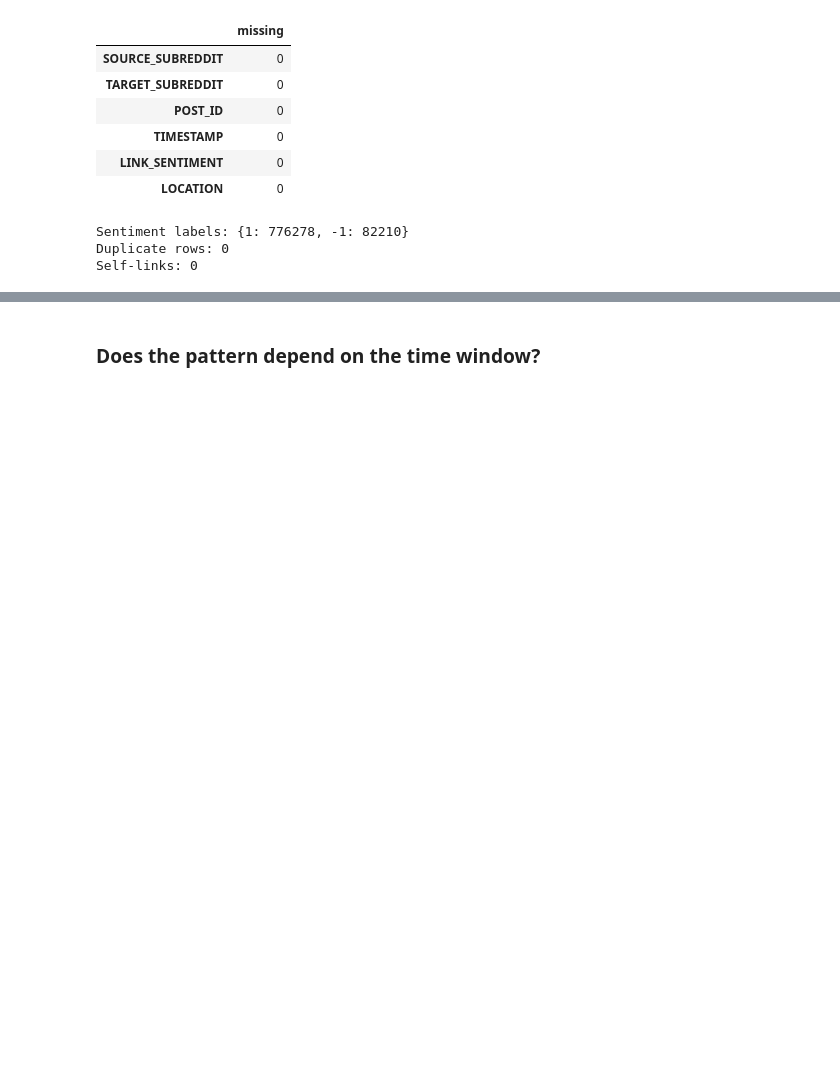
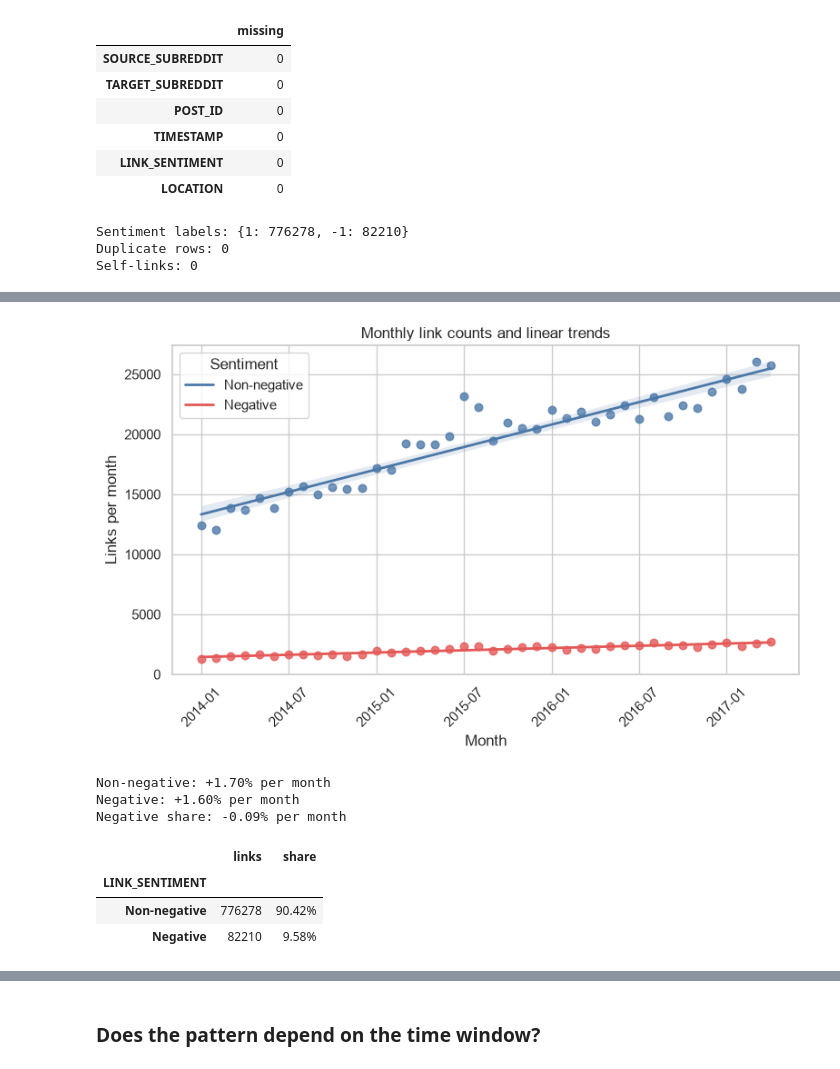
Before and after one commit to RomainFast121/ada_project, a Jupyter notebook: research_question_2.ipynb, the cells around one changed output, grey strips where cells are left out. Cells and saved outputs as stored; diff of their text form; code cells hidden in the pictures; blank space fills up the shorter version.

```diff
--- a/research_question_2.ipynb
+++ b/research_question_2.ipynb
@@ -12,10 +12,13 @@ from pathlib import Path
 import matplotlib.pyplot as plt
 import numpy as np
 import pandas as pd
+import seaborn as sns
 import statsmodels.formula.api as smf
 from statsmodels.stats.proportion import proportion_confint
 
 pd.set_option("display.max_columns", 20)
+
+sns.set_theme(style="whitegrid", context="notebook")
 # %% [markdown]
 The notebook expects the two downloaded SNAP files in `data/raw/` and runs from the `ada_project` repository root. We load only the fields needed for this question.
 # %%
@@ -80,0 +107,39 @@ We use 2014 to observe earlier links. For each pair, we select its **first eligi
+# %%
+# Count links by month and sentiment; omit the partial first month.
+monthly = (links.assign(month=links["time"].dt.to_period("M").dt.to_timestamp())
+           .groupby(["month", "LINK_SENTIMENT"]).size().unstack(fill_value=0))
+monthly = monthly.loc[monthly.index >= "2014-01-01"].rename(
+    columns={1: "Non-negative", -1: "Negative"}).reset_index()
+monthly["month_number"] = np.arange(len(monthly))
+
+fig, ax = plt.subplots(figsize=(8, 5))
+sns.regplot(data=monthly, x="month_number", y="Non-negative", ax=ax, color="#4C78A8",
+            ci=95, scatter_kws={"s": 38, "alpha": 0.8}, line_kws={"linewidth": 2})
+sns.regplot(data=monthly, x="month_number", y="Negative", ax=ax, color="#E45756",
+            ci=95, scatter_kws={"s": 38, "alpha": 0.8}, line_kws={"linewidth": 2})
+tick_positions = np.arange(0, len(monthly), 6)
+ax.set_xticks(tick_positions, monthly.loc[tick_positions, "month"].dt.strftime("%Y-%m"), rotation=45)
+ax.set(title="Monthly link counts and linear trends", xlabel="Month",
+       ylabel="Links per month", ylim=(0, None))
+ax.legend(handles=ax.lines[:2], labels=["Non-negative", "Negative"], title="Sentiment")
+fig.tight_layout()
+plt.show()
+
+# Log-linear fits express the typical monthly change on a comparable percentage scale.
+monthly["Negative share"] = monthly["Negative"] / (monthly["Negative"] + monthly["Non-negative"])
+for label in ["Non-negative", "Negative", "Negative share"]:
+    log_slope = np.polyfit(monthly["month_number"], np.log(monthly[label]), 1)[0]
+    monthly_growth = np.expm1(log_slope)
+    print(f"{label}: {monthly_growth:+.2%} per month")
+
+totals = links["LINK_SENTIMENT"].value_counts().rename(index={1: "Non-negative", -1: "Negative"})
+display(pd.DataFrame({"links": totals, "share": totals / totals.sum()}).style.format({"share": "{:.2%}"}))
+# %% [output]
+[figure, added]
+Non-negative: +1.70% per month
+Negative: +1.60% per month
+Negative share: -0.09% per month
+|  | links | share |
+| LINK_SENTIMENT |  |  |
+| Non-negative | 776278 | 90.42% |
+| Negative | 82210 | 9.58% |
```
Also changed, not shown: parts of 28 cells of this notebook.
